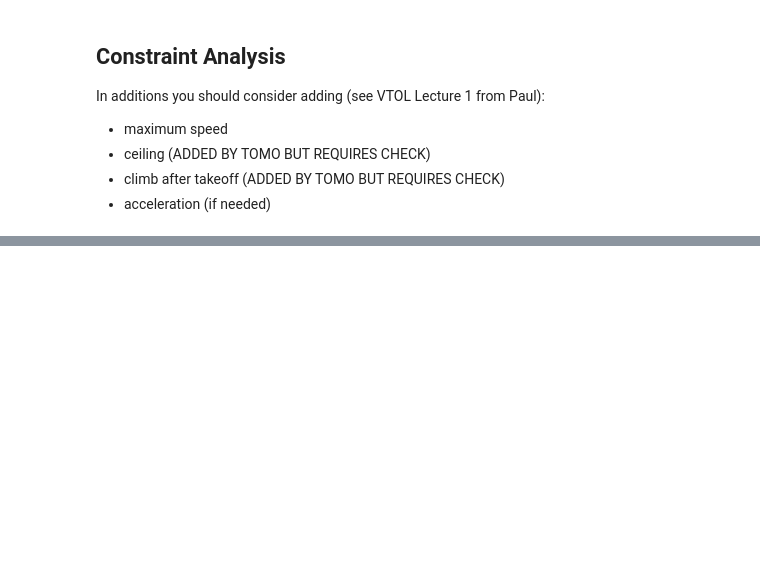
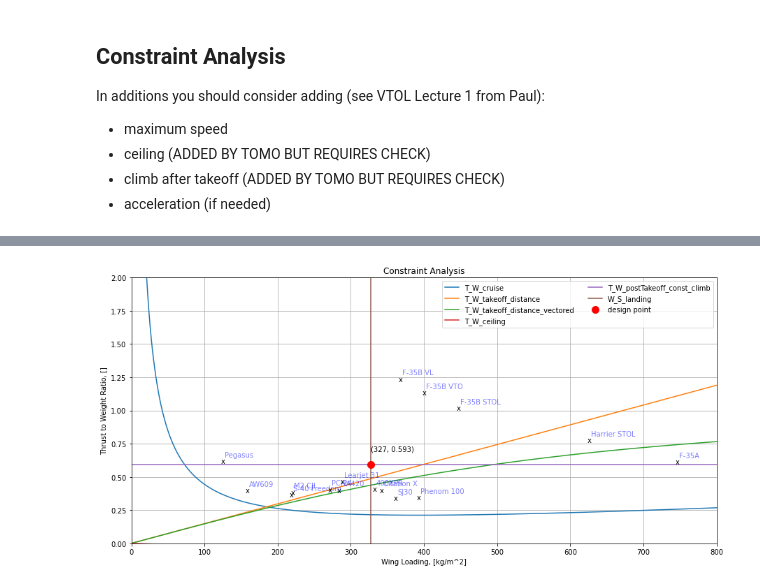
Before and after one commit to smallpondtom/aae451-notebook, a Jupyter notebook: 2-Constraint_Analysis-VTOL/2-Constraint_Analysis-VTOL.ipynb, the cells around one changed output, grey strips where cells are left out. Saved outputs shown, nothing was run; the diff lists cells and outputs as text; code cells hidden in the pictures; blank space fills up the shorter version.

Commit message:
Update the constraint analysis plot.

```diff
--- a/2-Constraint_Analysis-VTOL/2-Constraint_Analysis-VTOL.ipynb
+++ b/2-Constraint_Analysis-VTOL/2-Constraint_Analysis-VTOL.ipynb
@@ -433,0 +434,7 @@ constraint_analysis(
+# %%
+constraint_analysis(
+    t_w_funcs=[T_W_cruise, T_W_takeoff_distance, T_W_takeoff_distance_vectored, T_W_ceiling, T_W_postTakeoff_const_climb],
+    w_s_funcs=[W_S_landing]
+)
+# %% [output]
+[figure, added]
```
Also changed, not shown: parts of 1 cell of this notebook.
